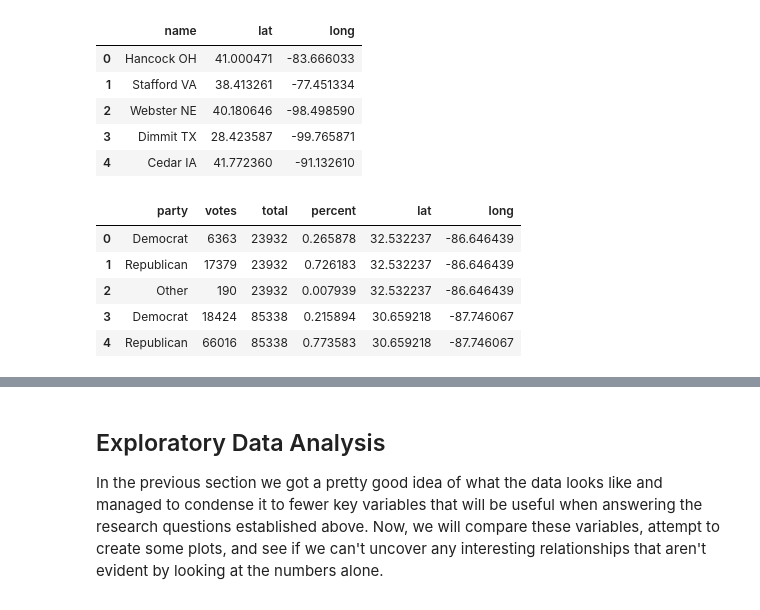
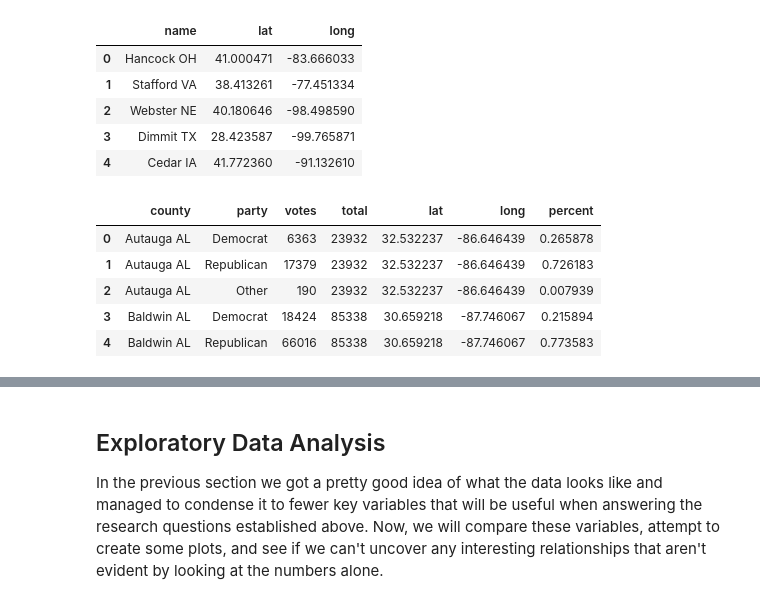
Before and after one commit to ubco-W2022T2-data301/project-group-group-44, a Jupyter notebook: analysis/analysis1.ipynb, the cells around one changed output, grey strips where cells are left out. Drawn from its saved outputs; the diff is of its cells as text; code cells hidden in the pictures.

```diff
--- a/analysis/analysis1.ipynb
+++ b/analysis/analysis1.ipynb
@@ -90,10 +88,8 @@ def combine_name_state(row):
     row["name"] = f"{row['name']} {row['STUSAB']}"
     return row
 
-counties = counties.apply(combine_name_state, axis="columns")
-
-# We don't need this column anymore
-counties = counties.drop(["STUSAB"], axis="columns")
+counties = counties.apply(combine_name_state, axis="columns") \
+    .drop(["STUSAB"], axis="columns")
 
 counties.to_csv("../data/processed/us-county-boundaries.csv")
 counties.head()
@@ -107,29 +103,23 @@ counties.head()
 # %%
 # Combine the county name with the state code
 def combine_name_state(row):
     row["county"] = f"{row['county']} {row['state']}"
     return row
 
-pol = pol.apply(combine_name_state, axis="columns")
-
-# Add a percent column which will be useful when graphing
-pol["percent"] = pol["votes"] / pol["total"]
-
-# Attach long/lat data to each row
-pol = pol.merge(counties, left_on="county", right_on="name")
-
-# Now we can get rid of the state columns
-pol = pol.drop(["state", "name", "county"], axis="columns")
+pol = pol.apply(combine_name_state, axis="columns") \
+    .merge(counties, left_on="county", right_on="name") \
+    .drop(["state", "name"], axis="columns") \
+    .assign(percent=lambda x: x.votes/x.total)
 
 pol.to_csv("../data/processed/election-2012.csv", index=False)
 pol.head()
 # %% [output]
-|  | party | votes | total | percent | lat | long |
-| 0 | Democrat | 6363 | 23932 | 0.265878 | 32.532237 | -86.646439 |
-| 1 | Republican | 17379 | 23932 | 0.726183 | 32.532237 | -86.646439 |
-| 2 | Other | 190 | 23932 | 0.007939 | 32.532237 | -86.646439 |
-| 3 | Democrat | 18424 | 85338 | 0.215894 | 30.659218 | -87.746067 |
-| 4 | Republican | 66016 | 85338 | 0.773583 | 30.659218 | -87.746067 |
+|  | county | party | votes | total | lat | long | percent |
+| 0 | Autauga AL | Democrat | 6363 | 23932 | 32.532237 | -86.646439 | 0.265878 |
+| 1 | Autauga AL | Republican | 17379 | 23932 | 32.532237 | -86.646439 | 0.726183 |
+| 2 | Autauga AL | Other | 190 | 23932 | 32.532237 | -86.646439 | 0.007939 |
+| 3 | Baldwin AL | Democrat | 18424 | 85338 | 30.659218 | -87.746067 | 0.215894 |
+| 4 | Baldwin AL | Republican | 66016 | 85338 | 30.659218 | -87.746067 | 0.773583 |
 # %%
 gb.to_csv("../data/processed/gaybourhoods-nat.csv")
 gb.head()
```
Also changed, not shown: parts of 2 cells of this notebook, 1 other file.
